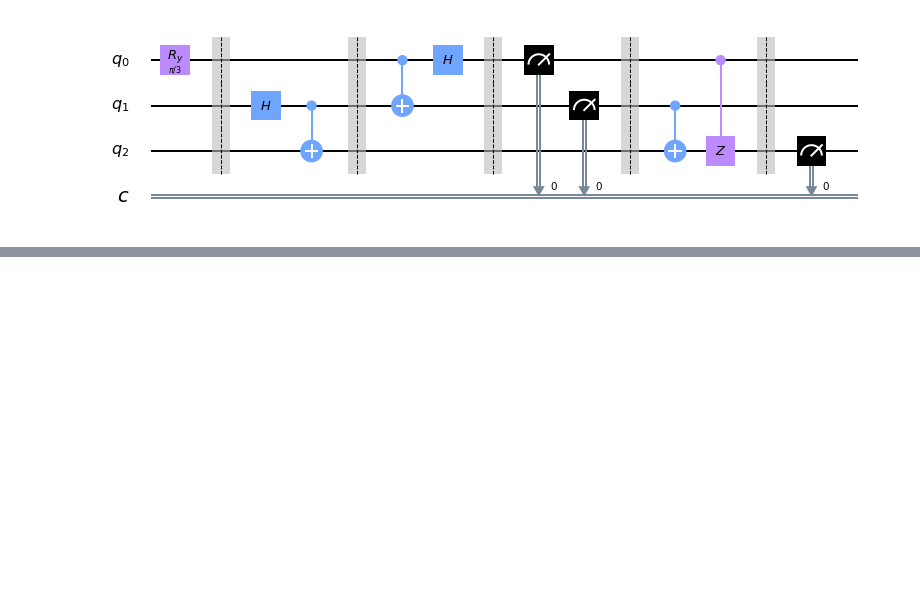
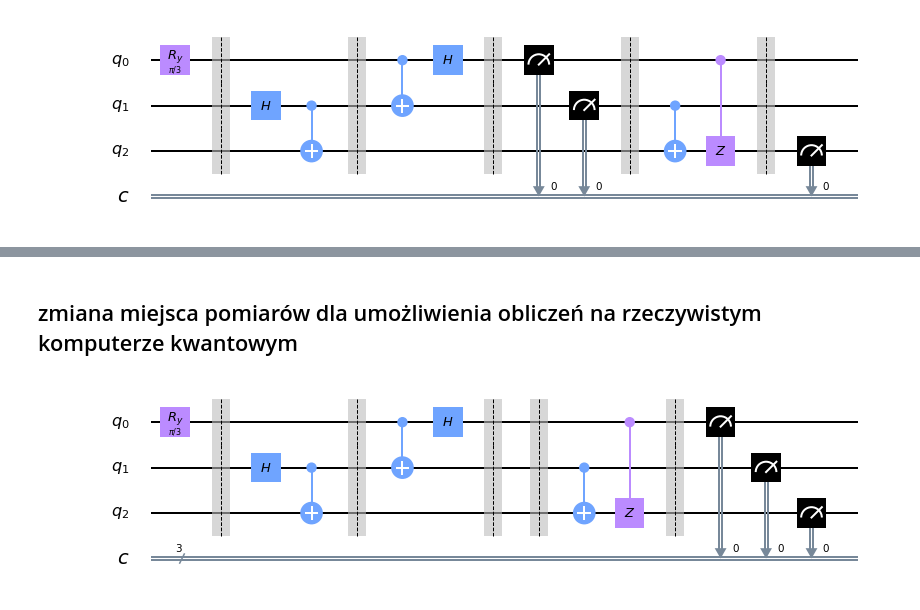
Before and after one commit to mijapa/mathematical-methods-of-quantum-computer-science, a Jupyter notebook: lab4/lab4_1_2.ipynb, the cells around one changed output, grey strips where cells are left out. Drawn from its saved outputs; the diff is of its cells as text; code cells hidden in the pictures; blank space fills up the shorter version.

```diff
--- a/lab4/lab4_1_2.ipynb
+++ b/lab4/lab4_1_2.ipynb
@@ -49,0 +73,29 @@ plot_histogram(counts)
+# %% [markdown]
+## zmiana miejsca pomiarów dla umożliwienia obliczeń na rzeczywistym komputerze kwantowym
+# %%
+circ = QuantumCircuit(3,3)
+# zmiana stanu q0
+circ.ry(pi/3, 0)
+circ.barrier()
+circ.h(1)
+circ.cx(1,2)
+
+circ.barrier()
+
+circ.cx(0,1)
+circ.h(0)
+
+circ.barrier()
+
+circ.barrier()
+
+circ.cx(1,2)
+circ.cz(0,2)
+
+circ.barrier()
+circ.measure(0,0)
+circ.measure(1,0)
+circ.measure(2,0)
+circ.draw()
+# %% [output]
+[figure, added]
```
Also changed, not shown: parts of 8 cells of this notebook.
